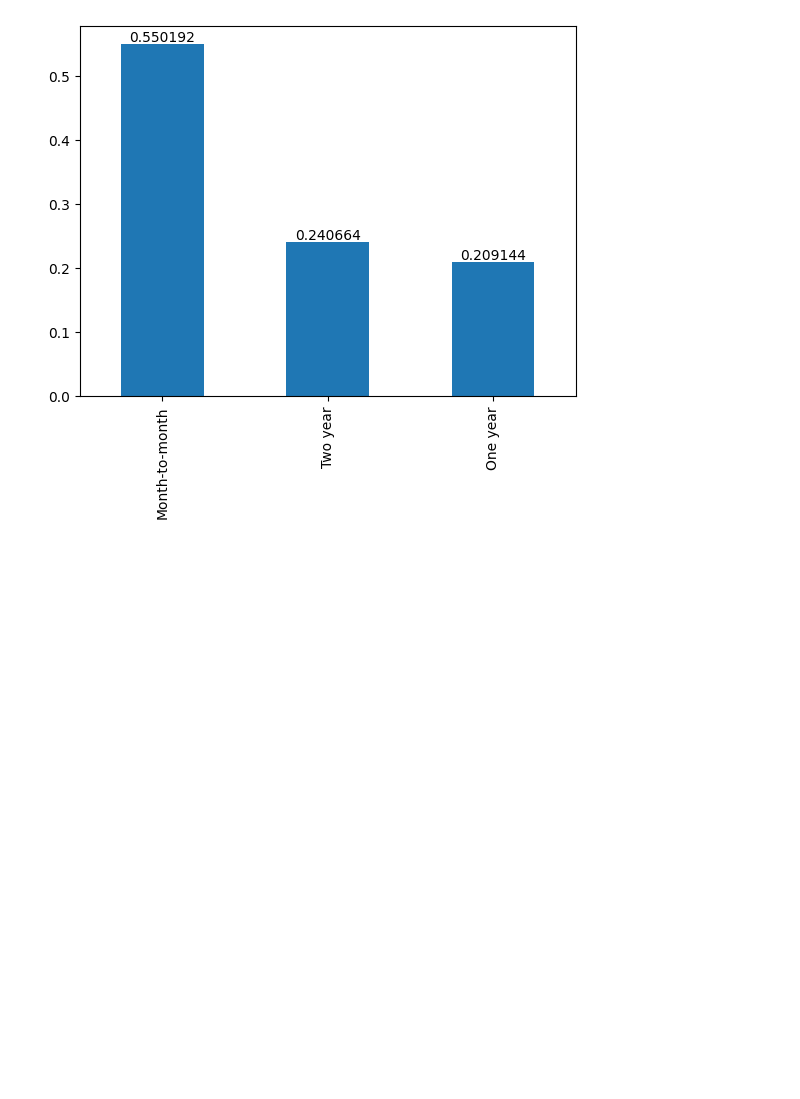
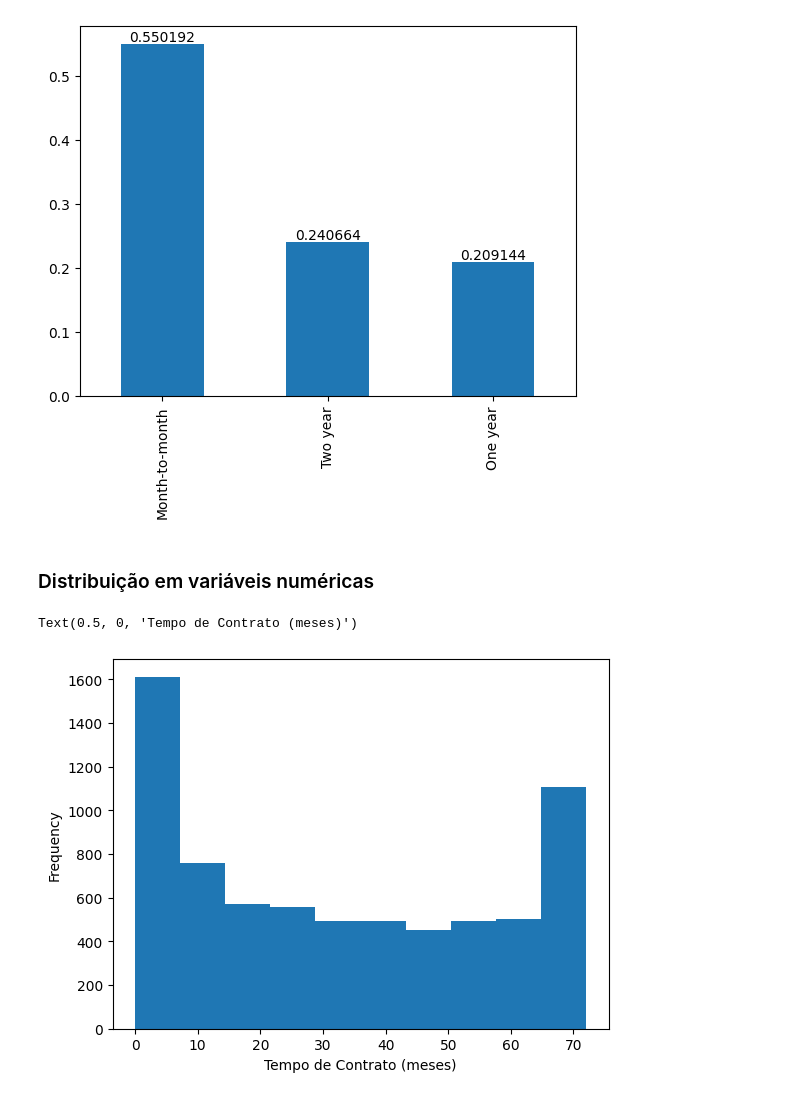
Before and after one commit to MarcosVel/statistics-for-devs, a Jupyter notebook: ExploratoryDataAnalysis.ipynb, the cells around one changed output. Cells and saved outputs as stored; diff of their text form; code cells hidden in the pictures; blank space fills up the shorter version.

```diff
--- a/ExploratoryDataAnalysis.ipynb
+++ b/ExploratoryDataAnalysis.ipynb
@@ -579,3 +579,12 @@ ax.bar_label(ax.containers[0])
 # %% [output]
 [Text(0, 0, '0.550192'), Text(0, 0, '0.240664'), Text(0, 0, '0.209144')]
 [figure]
+# %% [markdown]
+### Distribuição em variáveis numéricas
+# %%
+# histograma de tempo de contrato com x label - tempo de contrato
+ax = df_churn.tenure.plot.hist()
+ax.set_xlabel('Tempo de Contrato (meses)')
+# %% [output]
+Text(0.5, 0, 'Tempo de Contrato (meses)')
+[figure, added]
```
Also changed, not shown: parts of 8 cells of this notebook.
